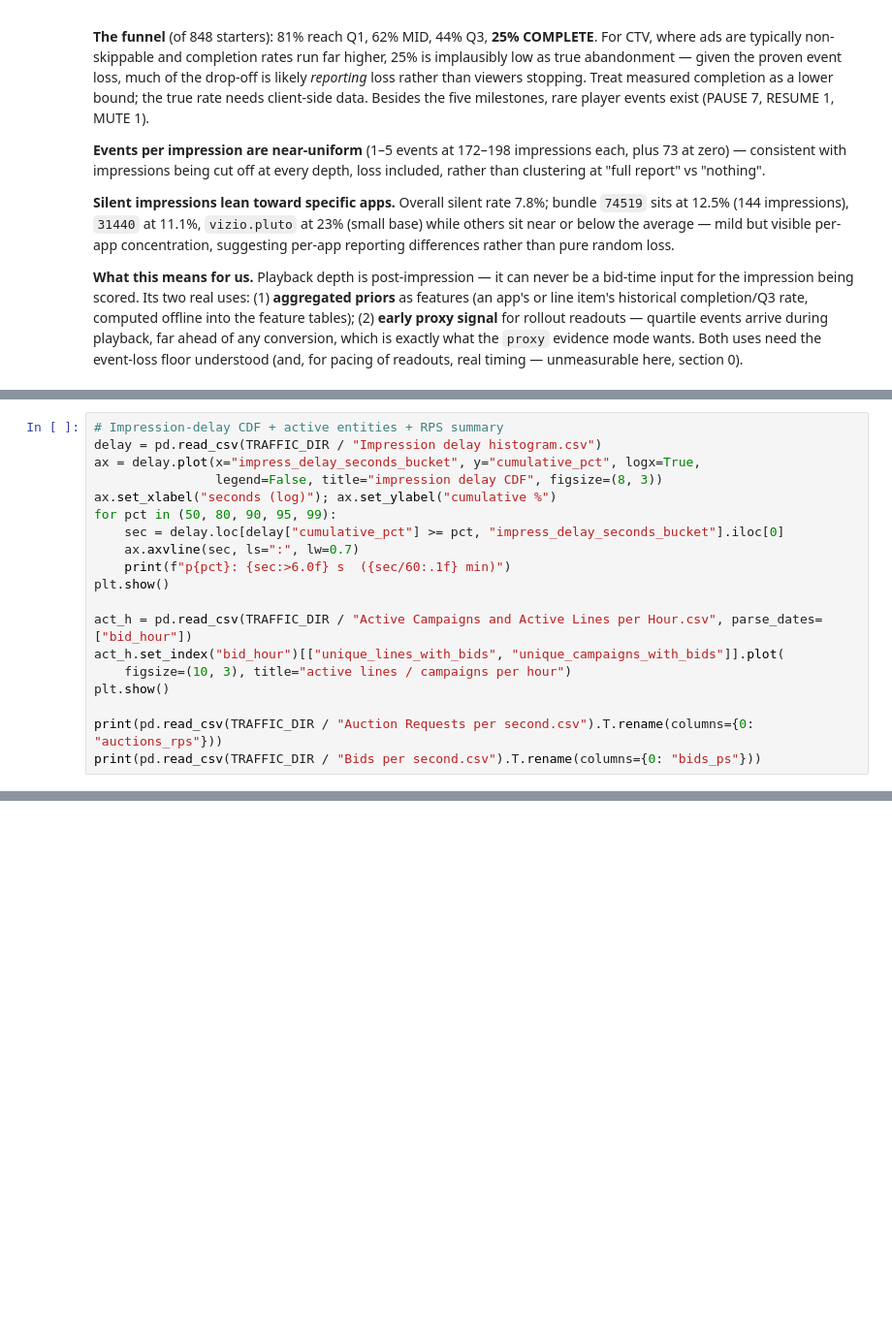
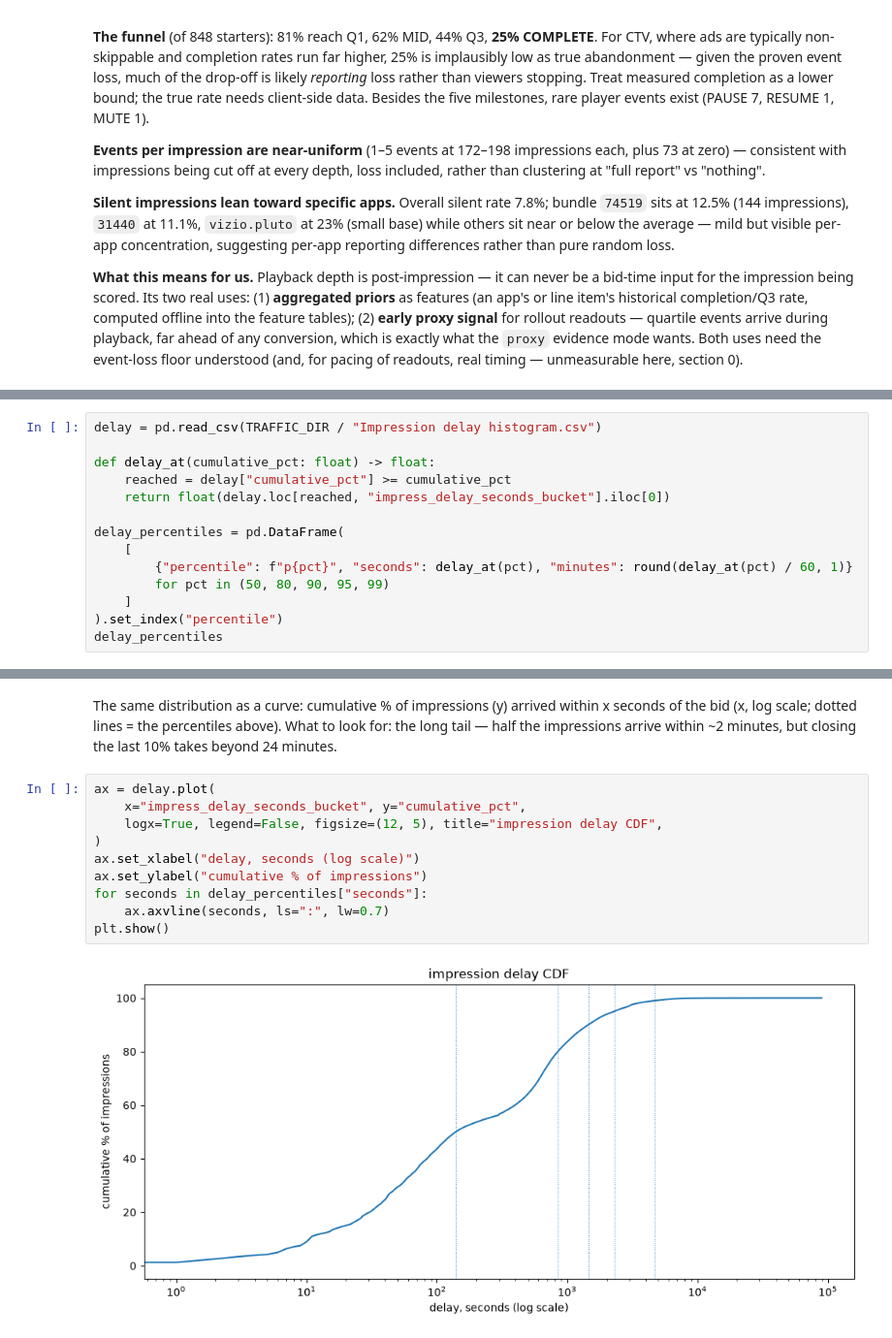
Before and after one commit to cunha-sigma/ml_offline, a Jupyter notebook: eda/notebooks/01_eda_dossier.ipynb, the cells around one changed output, grey strips where cells are left out. Shown at 97% size. Drawn from its saved outputs; the diff is of its cells as text; blank space fills up the shorter version.

```diff
--- a/eda/notebooks/01_eda_dossier.ipynb
+++ b/eda/notebooks/01_eda_dossier.ipynb
@@ -876,19 +1110,0 @@ whole-period: bid rate 4.75%, win rate 0.88%, CPM $9.95
-# %%
-# Impression-delay CDF + active entities + RPS summary
-delay = pd.read_csv(TRAFFIC_DIR / "Impression delay histogram.csv")
-ax = delay.plot(x="impress_delay_seconds_bucket", y="cumulative_pct", logx=True,
-                legend=False, title="impression delay CDF", figsize=(8, 3))
-ax.set_xlabel("seconds (log)"); ax.set_ylabel("cumulative %")
-for pct in (50, 80, 90, 95, 99):
-    sec = delay.loc[delay["cumulative_pct"] >= pct, "impress_delay_seconds_bucket"].iloc[0]
-    ax.axvline(sec, ls=":", lw=0.7)
-    print(f"p{pct}: {sec:>6.0f} s  ({sec/60:.1f} min)")
-plt.show()
-
-act_h = pd.read_csv(TRAFFIC_DIR / "Active Campaigns and Active Lines per Hour.csv", parse_dates=["bid_hour"])
-act_h.set_index("bid_hour")[["unique_lines_with_bids", "unique_campaigns_with_bids"]].plot(
-    figsize=(10, 3), title="active lines / campaigns per hour")
-plt.show()
-
-print(pd.read_csv(TRAFFIC_DIR / "Auction Requests per second.csv").T.rename(columns={0: "auctions_rps"}))
-print(pd.read_csv(TRAFFIC_DIR / "Bids per second.csv").T.rename(columns={0: "bids_ps"}))
@@ -918,0 +1289,14 @@ max_bps  372996.00
+# %%
+delay = pd.read_csv(TRAFFIC_DIR / "Impression delay histogram.csv")
+
+def delay_at(cumulative_pct: float) -> float:
+    reached = delay["cumulative_pct"] >= cumulative_pct
+    return float(delay.loc[reached, "impress_delay_seconds_bucket"].iloc[0])
+
+delay_percentiles = pd.DataFrame(
+    [
+        {"percentile": f"p{pct}", "seconds": delay_at(pct), "minutes": round(delay_at(pct) / 60, 1)}
+        for pct in (50, 80, 90, 95, 99)
+    ]
+).set_index("percentile")
+delay_percentiles
@@ -918,0 +1312,18 @@ max_bps  372996.00
+# %% [markdown]
+The same distribution as a curve: cumulative % of impressions (y)
+arrived within x seconds of the bid (x, log scale; dotted lines = the
+percentiles above). What to look for: the long tail — half the
+impressions arrive within ~2 minutes, but closing the last 10% takes
+beyond 24 minutes.
+# %%
+ax = delay.plot(
+    x="impress_delay_seconds_bucket", y="cumulative_pct",
+    logx=True, legend=False, figsize=(12, 5), title="impression delay CDF",
+)
+ax.set_xlabel("delay, seconds (log scale)")
+ax.set_ylabel("cumulative % of impressions")
+for seconds in delay_percentiles["seconds"]:
+    ax.axvline(seconds, ls=":", lw=0.7)
+plt.show()
+# %% [output]
+[figure, added]
```
Also changed, not shown: parts of 54 cells of this notebook, 6 other files.
